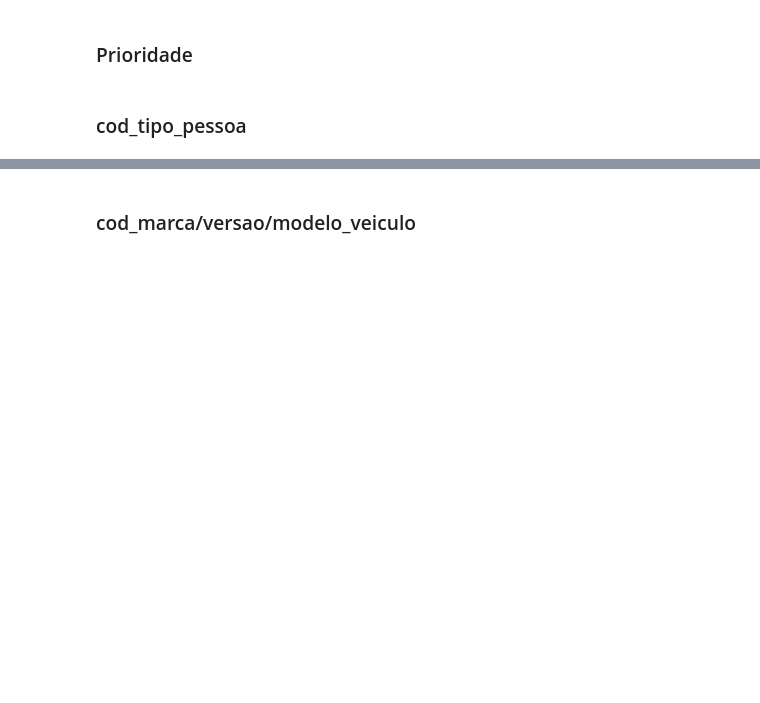
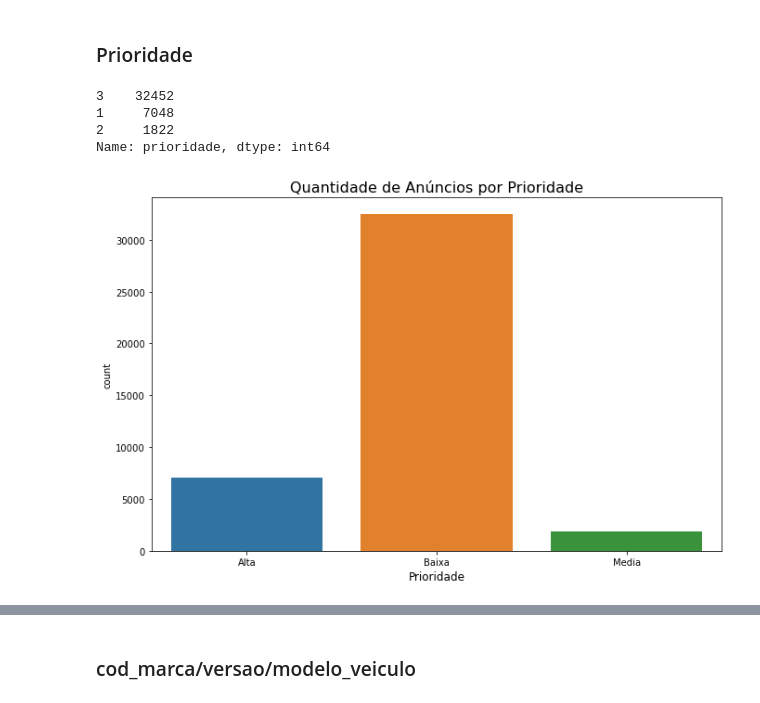
Before and after one commit to rafajovelho/Case1, a Jupyter notebook: Case-GCBInvestimentosipynb.ipynb, the cells around one changed output, grey strips where cells are left out. Saved outputs shown, nothing was run; the diff lists cells and outputs as text; code cells hidden in the pictures; blank space fills up the shorter version.

```diff
--- a/Case-GCBInvestimentosipynb.ipynb
+++ b/Case-GCBInvestimentosipynb.ipynb
@@ -456,5 +468,27 @@ plt.show()
 > Os tipos de câmbios mais populares (automático e manual) têm média de aproximadamente 4.3 e 3(respectivamente) leads por anúncios.
 # %% [markdown]
 ### Prioridade
-# %% [markdown]
-### cod_tipo_pessoa
+# %%
+# Quantidade de Anúncios Com Prioridade Baixa(3), Média(2) e Alta(1)
+df.prioridade.value_counts()
+# %% [output]
+3    32452
+1     7048
+2     1822
+Name: prioridade, dtype: int64
+# %%
+df11 = df.copy()
+df11['prioridade'] = np.where((df11['prioridade'] == 1), 'Alta',
+                     np.where((df11['prioridade'] == 2), 'Media',
+                     np.where((df11['prioridade'] == 3), 'Baixa',
+                     0)))
+# %%
+# Plot da quantidade de Anúncios por Prioridade
+plt.figure(figsize = (11,7))
+
+sns.countplot(x = df11.prioridade)
+plt.title('Quantidade de Anúncios por Prioridade',fontdict={'fontsize':16})
+plt.xlabel('Prioridade',fontdict={'fontsize':12})
+plt.show()
+# %% [output]
+[figure, added]
```
Also changed, not shown: parts of 17 cells of this notebook.
